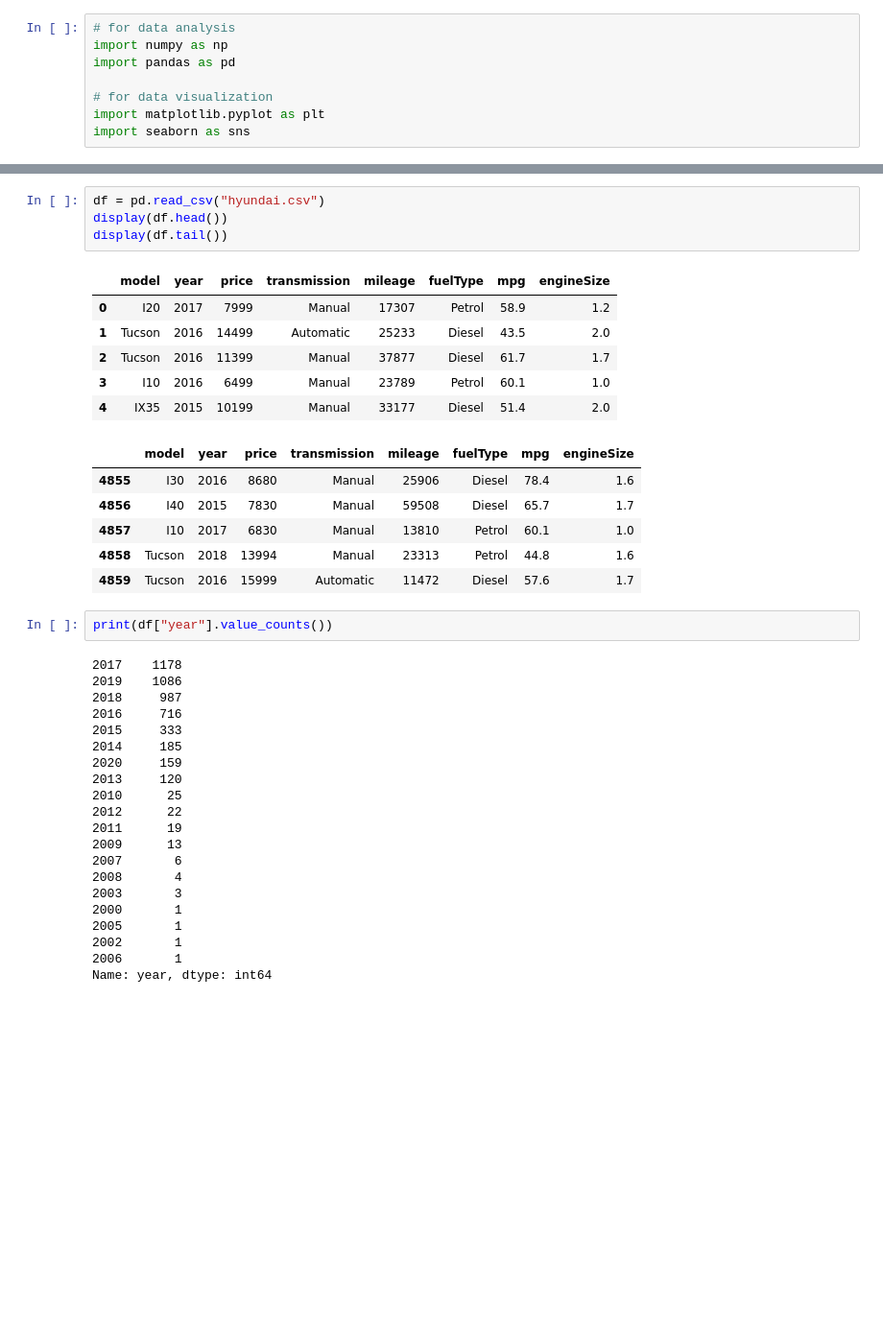
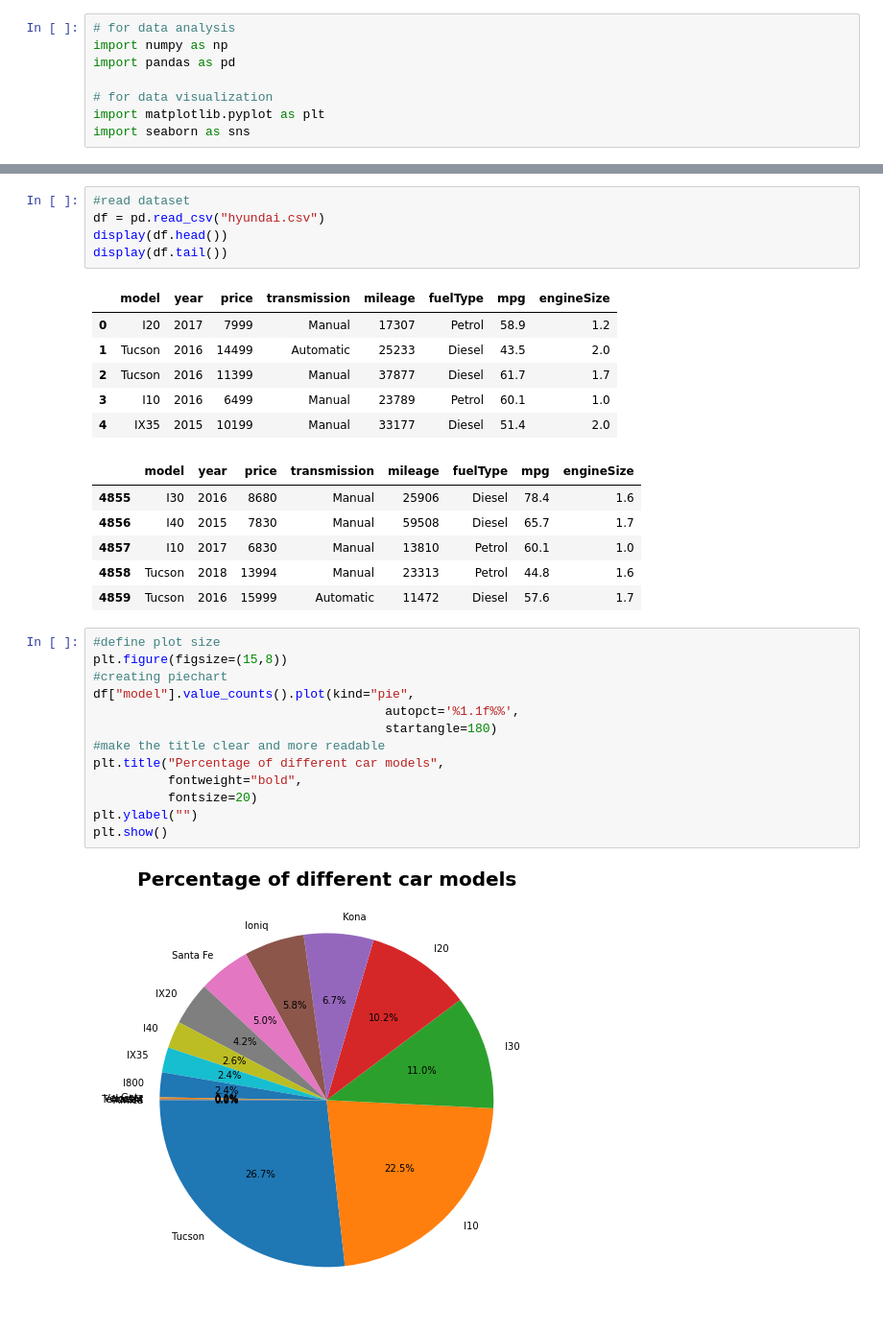
Before and after one commit to Rizvi-07/Data-Visualization-With-python, a Jupyter notebook: hyundai_EDA.ipynb, the cells around one changed output, grey strips where cells are left out. Shown at 96% size. Saved outputs shown, nothing was run; the diff lists cells and outputs as text; blank space fills up the shorter version.

```diff
--- a/hyundai_EDA.ipynb
+++ b/hyundai_EDA.ipynb
@@ -9,4 +11,5 @@ import seaborn as sns
 # %%
+#read dataset
 df = pd.read_csv("hyundai.csv")
 display(df.head())
 display(df.tail())
@@ -23,27 +26,19 @@ display(df.tail())
 | 4857 | I10 | 2017 | 6830 | Manual | 13810 | Petrol | 60.1 | 1.0 |
 | 4858 | Tucson | 2018 | 13994 | Manual | 23313 | Petrol | 44.8 | 1.6 |
 | 4859 | Tucson | 2016 | 15999 | Automatic | 11472 | Diesel | 57.6 | 1.7 |
-# %%
-print(df["year"].value_counts())
-# %% [output]
-2017    1178
-2019    1086
-2018     987
-2016     716
-2015     333
-2014     185
-2020     159
-2013     120
-2010      25
-2012      22
-2011      19
-2009      13
-2007       6
-2008       4
-2003       3
-2000       1
-2005       1
-2002       1
-2006       1
-Name: year, dtype: int64
+# %%
+#define plot size
+plt.figure(figsize=(15,8))
+#creating piechart
+df["model"].value_counts().plot(kind="pie",
+                                       autopct='%1.1f%%',
+                                       startangle=180)
+#make the title clear and more readable
+plt.title("Percentage of different car models",
+          fontweight="bold",
+          fontsize=20)
+plt.ylabel("")
+plt.show()
+# %% [output]
+[figure, added]
 # %%
```
Also changed, not shown: parts of 27 cells of this notebook.
